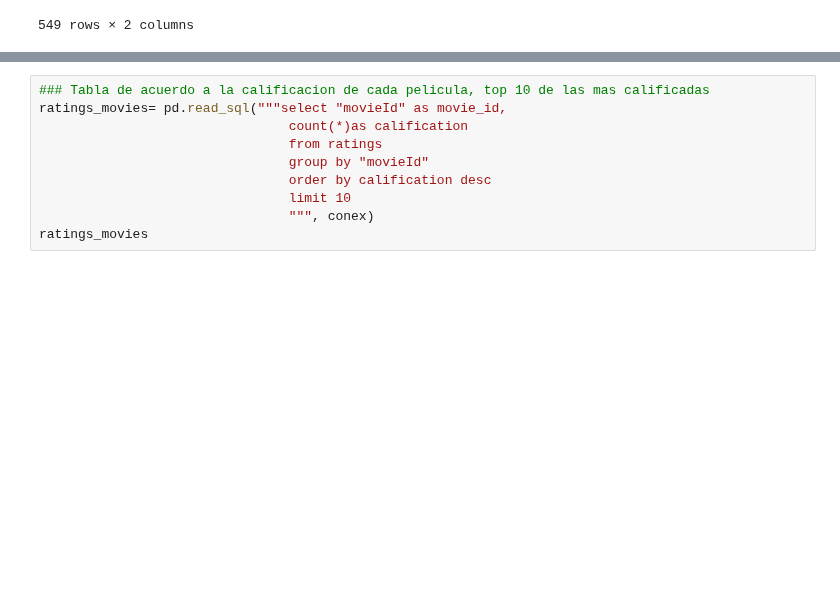
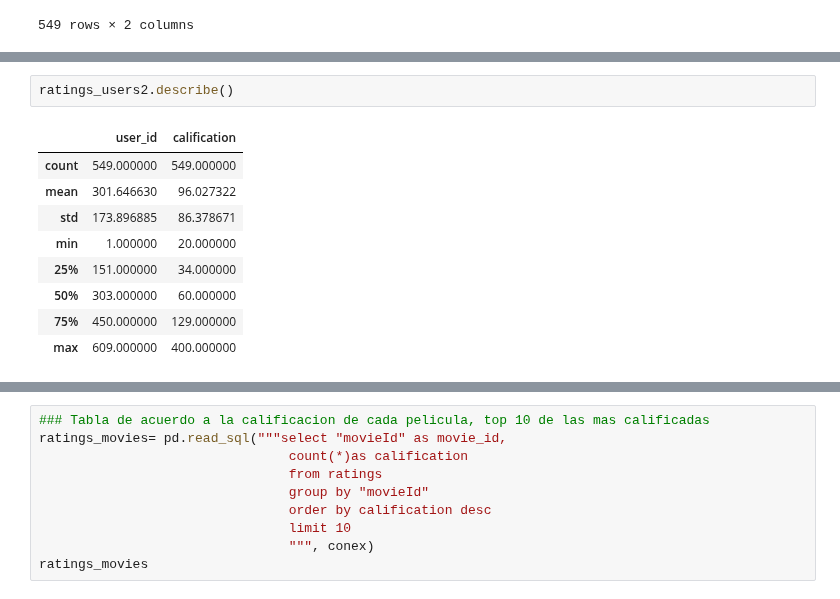
Before and after one commit to DanielMerkdo/ensayo, a Jupyter notebook: b_exploracion_limpieza.ipynb, the cells around one changed output, grey strips where cells are left out. Drawn from its saved outputs; the diff is of its cells as text; blank space fills up the shorter version.

```diff
--- a/b_exploracion_limpieza.ipynb
+++ b/b_exploracion_limpieza.ipynb
@@ -439,3 +470,15 @@ fig= px.histogram(ratings_users2, x="calification", title= "Numero de calificaci
 fig.show()
 # %% [output]
 [interactive output not drawn]
+# %%
+ratings_users2.describe()
+# %% [output]
+|  | user_id | calification |
+| count | 549.000000 | 549.000000 |
+| mean | 301.646630 | 96.027322 |
+| std | 173.896885 | 86.378671 |
+| min | 1.000000 | 20.000000 |
+| 25% | 151.000000 | 34.000000 |
+| 50% | 303.000000 | 60.000000 |
+| 75% | 450.000000 | 129.000000 |
+| max | 609.000000 | 400.000000 |
```
Also changed, not shown: parts of 27 cells of this notebook.
